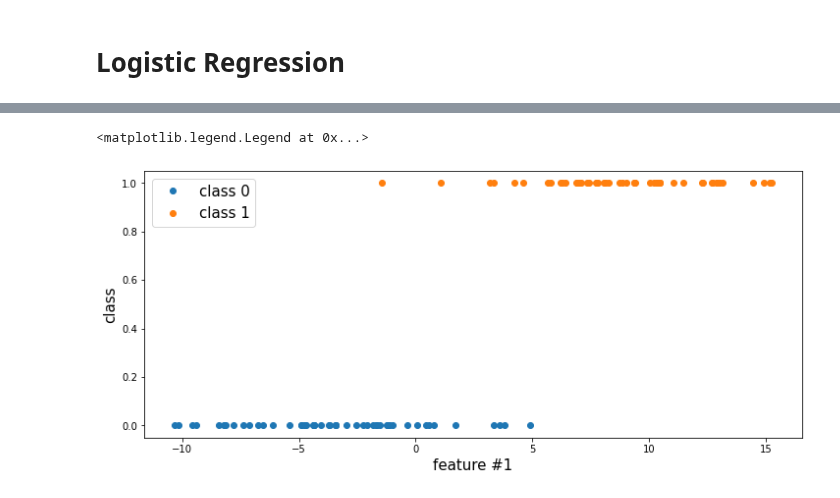
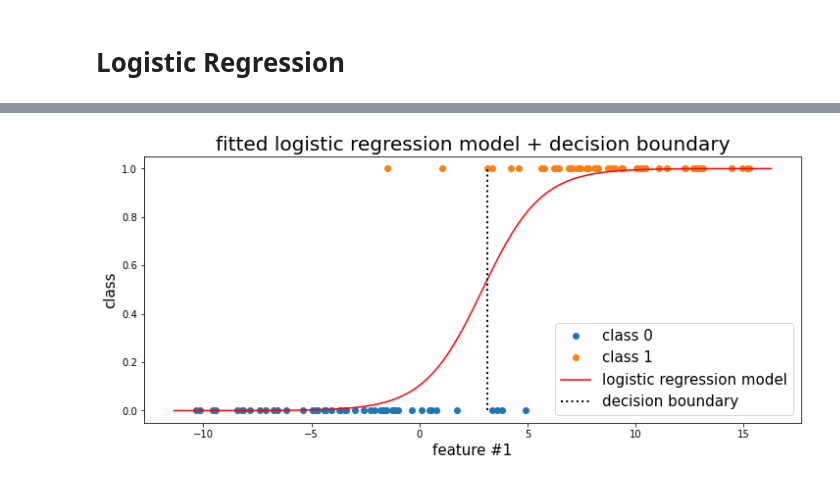
Before and after one commit to um-perez-alvaro/Data-Science-Practice, a Jupyter notebook: Jupyter Notebooks/Classification/notebooks/Logistic Regression .ipynb, the cells around one changed output, grey strips where cells are left out. Saved outputs shown, nothing was run; the diff lists cells and outputs as text; code cells hidden in the pictures.

```diff
--- a/Jupyter Notebooks/Classification/notebooks/Logistic Regression .ipynb
+++ b/Jupyter Notebooks/Classification/notebooks/Logistic Regression .ipynb
@@ -8,18 +112,26 @@ from sklearn.linear_model import LogisticRegression
 # %%
-from sklearn.datasets import make_blobs
-X,y = make_blobs(n_samples =100,
-                 n_features = 1,
-                 centers = 2,
-                 cluster_std = 4.,
-                 random_state=42,)
 # plot data
 plt.figure(figsize=(12,5))
 plt.plot(X[y==0],y[y==0],'o', label='class 0')
 plt.plot(X[y==1],y[y==1],'o', label='class 1')
 
+# fit a logistic regression model
+log_clf = LogisticRegression()
+log_clf.fit(X,y)
+
+# plot model
+x_plot = np.linspace(X.min()-1,X.max()+1,100)
+y_plot = log_clf.predict_proba(x_plot[:,None])[:,1]
+plt.plot(x_plot,y_plot,c='r', label='logistic regression model')
+
+# decision boundary
+decision_boundary = x_plot[y_plot >= 0.5][0]
+plt.plot([decision_boundary, decision_boundary], [0, 1], "k:", linewidth=2,label='decision boundary')
+
 plt.xlabel('feature #1', fontsize=15)
 plt.ylabel('class', fontsize=15)
 plt.legend(fontsize=15)
+plt.title('fitted logistic regression model + decision boundary', fontsize=20)
+plt.savefig('log-ex1-fitted.png')
 # %% [output]
-<matplotlib.legend.Legend at 0x...>
-[figure, old version]
+[figure, new version]
```
Also changed, not shown: parts of 25 cells of this notebook, 6 other files.
